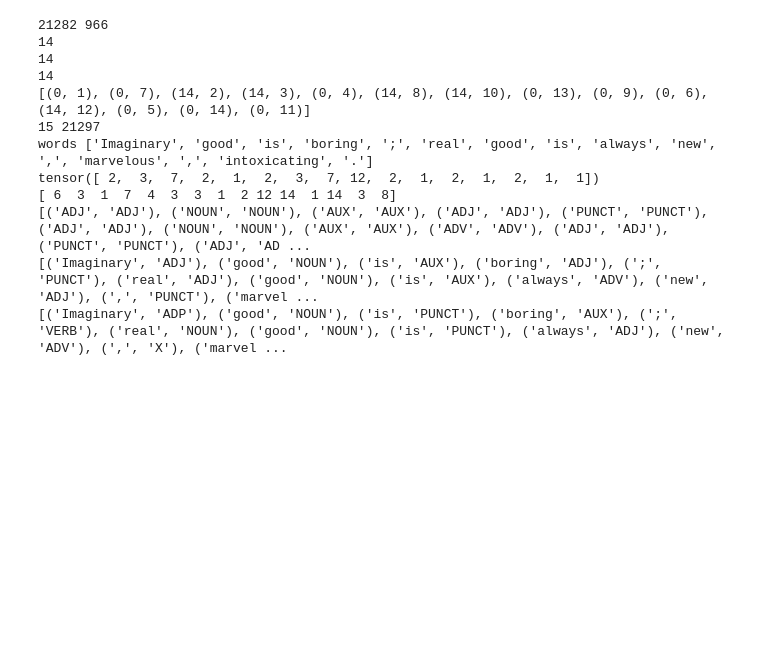
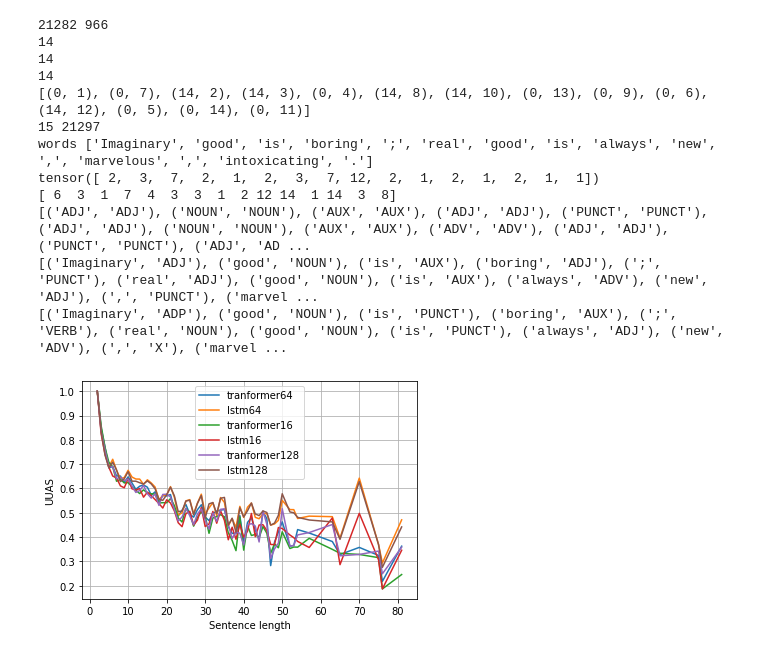
Before and after one commit to annaproxy/nlp2-probing-lms, a Jupyter notebook: short_notebook.ipynb, the cells around one changed output. Drawn from its saved outputs; the diff is of its cells as text; code cells hidden in the pictures; blank space fills up the shorter version.

Commit message:
Lengths analysis boring

```diff
--- a/short_notebook.ipynb
+++ b/short_notebook.ipynb
@@ -904,0 +955,20 @@ with open("structresults_and_models.pickle", "rb") as f:
+# %%
+transformer16 = uuas_averaged_per_seed(dd['dep']['transformer'][16][0], test_loader_transformer)
+lstm16 = uuas_averaged_per_seed(dd['dep']['lstm'][16][0], test_loader_lstm)
+# %%
+transformer128 = uuas_averaged_per_seed(dd['dep']['transformer'][128][0], test_loader_transformer)
+lstm128 = uuas_averaged_per_seed(dd['dep']['lstm'][128][0], test_loader_lstm)
+# %%
+plt.plot(*zip(*transformer64.items()), label='tranformer64')
+plt.plot(*zip(*lstm64.items()),label='lstm64')
+plt.plot(*zip(*transformer16.items()), label='tranformer16')
+plt.plot(*zip(*lstm16.items()),label='lstm16')
+plt.plot(*zip(*transformer128.items()), label='tranformer128')
+plt.plot(*zip(*lstm128.items()),label='lstm128')
+plt.legend()
+plt.grid()
+plt.xlabel("Sentence length")
+plt.ylabel("UUAS")
+plt.show()
+# %% [output]
+[figure, added]
```
Also changed, not shown: parts of 2 cells of this notebook.
